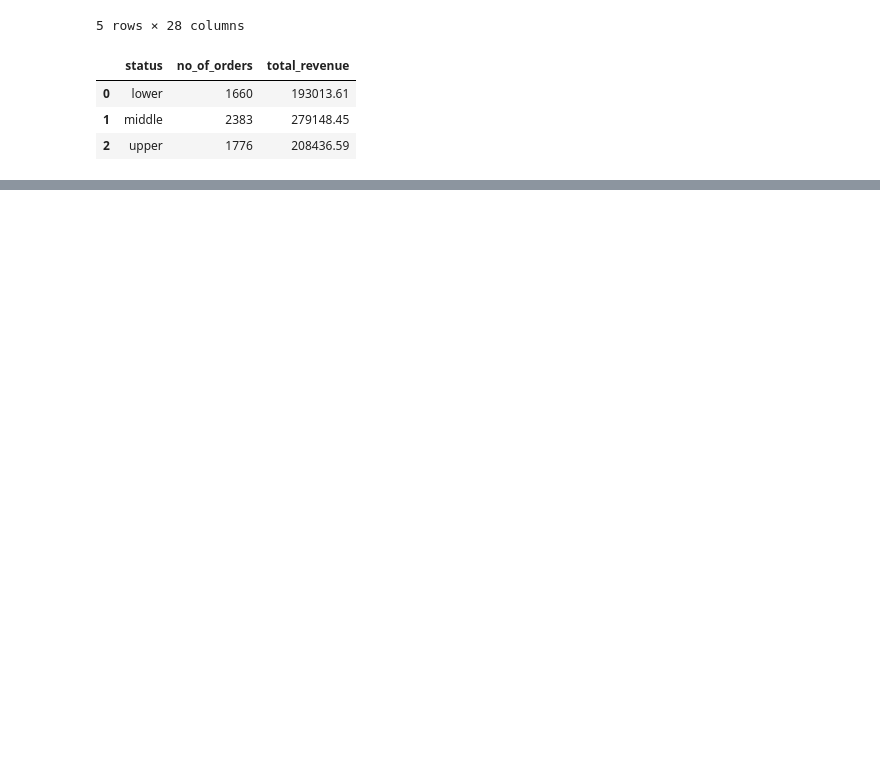
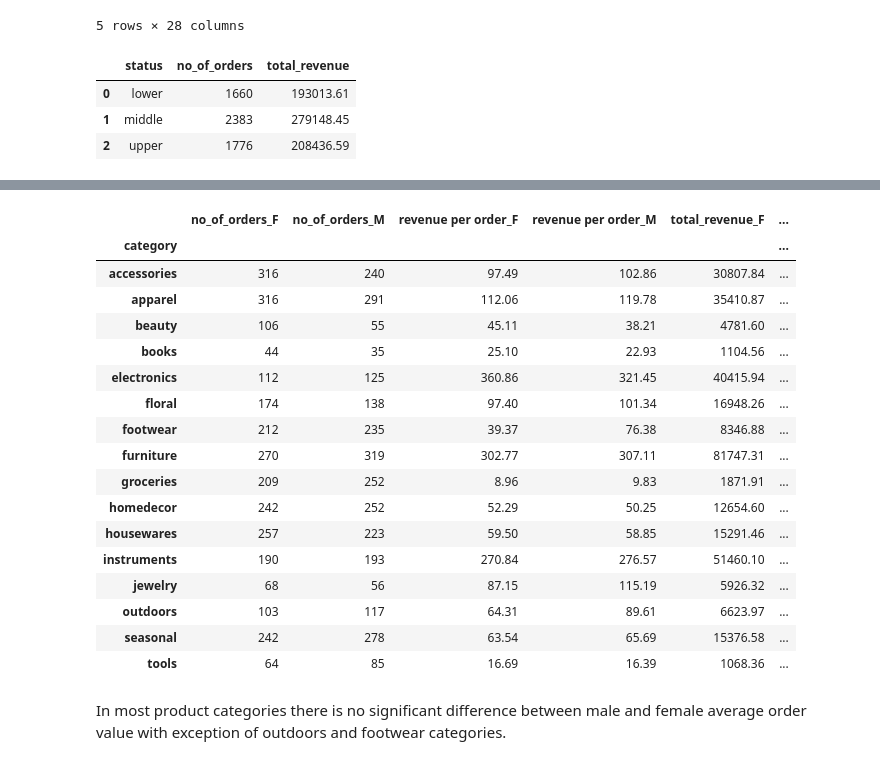
Before and after one commit to diana-kungu/E-commerce-RFM-Analysis, a Jupyter notebook: aws-retail-updated.ipynb, the cells around one changed output, grey strips where cells are left out. Drawn from its saved outputs; the diff is of its cells as text; code cells hidden in the pictures; blank space fills up the shorter version.

Commit message:
gender Analysis

```diff
--- a/aws-retail-updated.ipynb
+++ b/aws-retail-updated.ipynb
@@ -499,0 +513,33 @@ sales_by_status
+# %%
+#How many sales from each status classifications
+sales_by_gender = df_geo[~df['price'].isna()].groupby(['gender', 'category'], as_index = False).agg(
+    no_of_orders = ('user_id', 'count'),
+    total_revenue = ('price', 'sum'),
+
+    )
+sales_by_gender['revenue per order'] = (sales_by_gender['total_revenue']/sales_by_gender['no_of_orders']).round(2)
+
+sales_by_gender_category = pd.pivot_table(sales_by_gender, columns='gender', index=['category'])
+sales_by_gender_category.columns = ["_".join(a) for a in sales_by_gender_category.columns.to_flat_index()]
+sales_by_gender_category
+# %% [output]
+|  | no_of_orders_F | no_of_orders_M | revenue per order_F | revenue per order_M | total_revenue_F | ... |
+| category |  |  |  |  |  | ... |
+| accessories | 316 | 240 | 97.49 | 102.86 | 30807.84 | ... |
+| apparel | 316 | 291 | 112.06 | 119.78 | 35410.87 | ... |
+| beauty | 106 | 55 | 45.11 | 38.21 | 4781.60 | ... |
+| books | 44 | 35 | 25.10 | 22.93 | 1104.56 | ... |
+| electronics | 112 | 125 | 360.86 | 321.45 | 40415.94 | ... |
+| floral | 174 | 138 | 97.40 | 101.34 | 16948.26 | ... |
+| footwear | 212 | 235 | 39.37 | 76.38 | 8346.88 | ... |
+| furniture | 270 | 319 | 302.77 | 307.11 | 81747.31 | ... |
+| groceries | 209 | 252 | 8.96 | 9.83 | 1871.91 | ... |
+| homedecor | 242 | 252 | 52.29 | 50.25 | 12654.60 | ... |
+| housewares | 257 | 223 | 59.50 | 58.85 | 15291.46 | ... |
+| instruments | 190 | 193 | 270.84 | 276.57 | 51460.10 | ... |
+| jewelry | 68 | 56 | 87.15 | 115.19 | 5926.32 | ... |
+| outdoors | 103 | 117 | 64.31 | 89.61 | 6623.97 | ... |
+| seasonal | 242 | 278 | 63.54 | 65.69 | 15376.58 | ... |
+| tools | 64 | 85 | 16.69 | 16.39 | 1068.36 | ... |
+# %% [markdown]
+In most product categories there is no significant difference between male and female average order value with exception  of outdoors and footwear categories.
```
Also changed, not shown: parts of 5 cells of this notebook.
